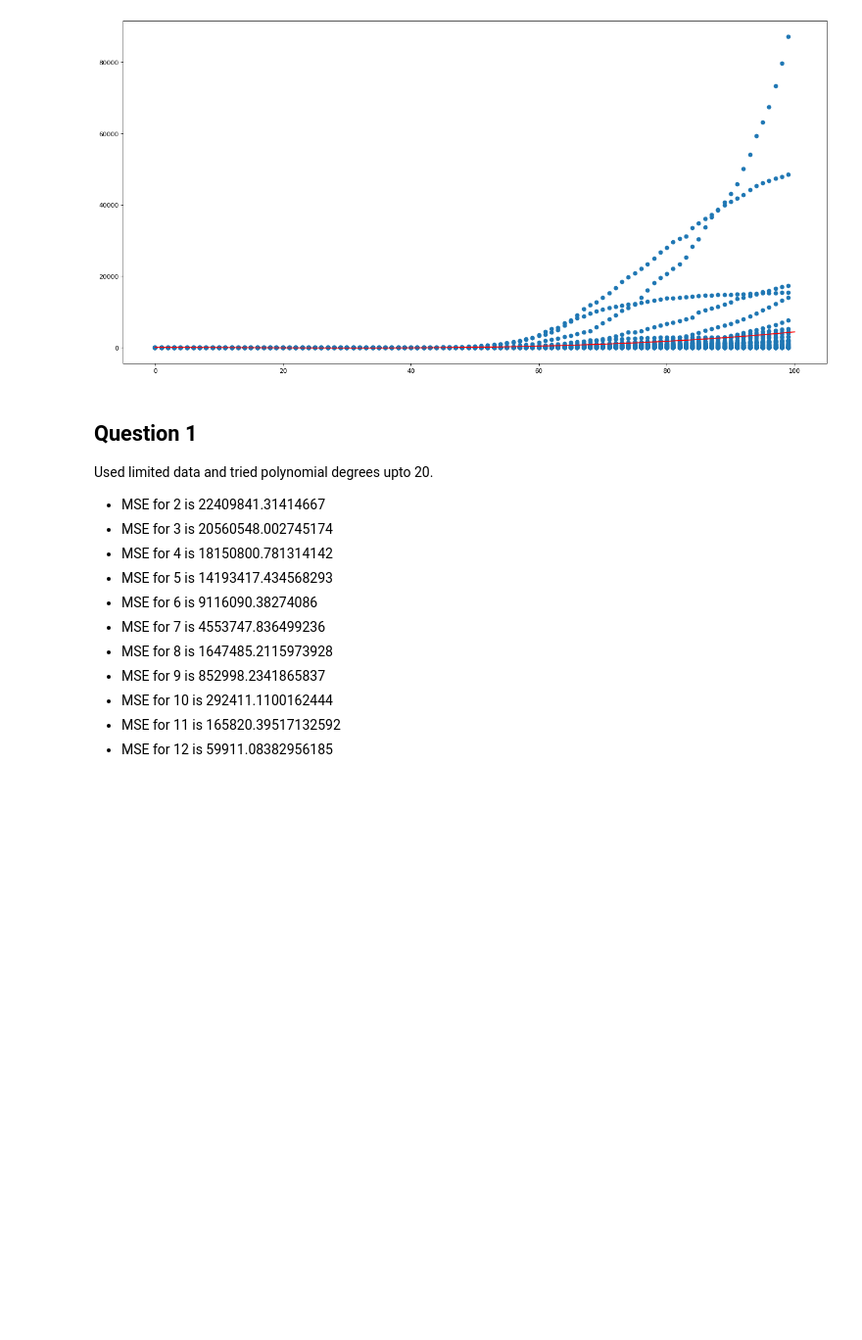
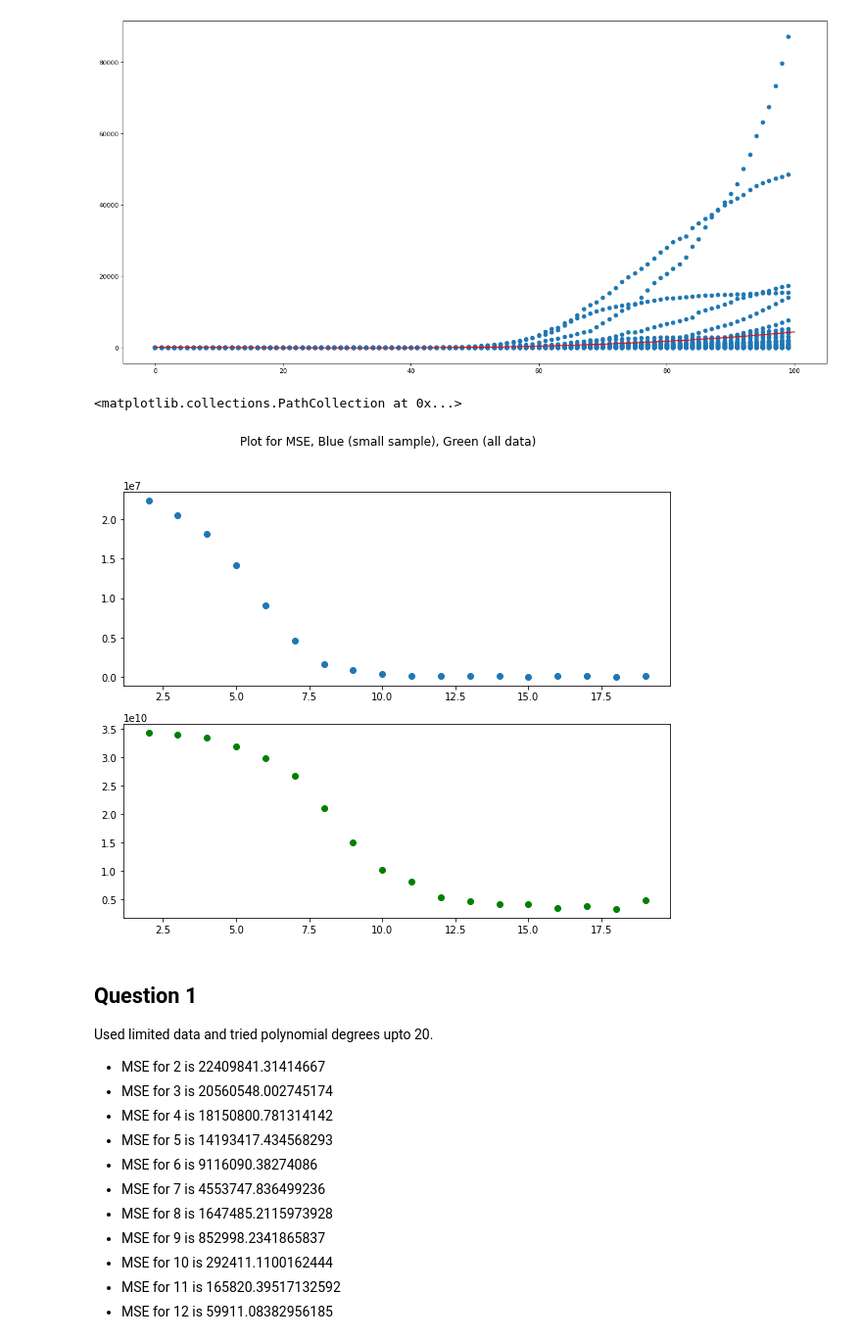
Before and after one commit to taimur1871/covid_spread, a Jupyter notebook: Rana_Assignment_Week0_Regression.ipynb, the cells around one changed output. Shown at 98% size. Saved outputs shown, nothing was run; the diff lists cells and outputs as text; code cells hidden in the pictures; blank space fills up the shorter version.

```diff
--- a/Rana_Assignment_Week0_Regression.ipynb
+++ b/Rana_Assignment_Week0_Regression.ipynb
@@ -222,3 +224,14 @@ plt.show()
+# %%
+# charts showing answers for the small dataset and full data
+
+fig, axs = plt.subplots(2, figsize=(10,8))
+
+fig.suptitle('Plot for MSE, Blue (small sample), Green (all data)')
+axs[1].scatter(results_2.keys(), results_2.values(), c='g')
+axs[0].scatter(results.keys(), results.values())
+# %% [output]
+<matplotlib.collections.PathCollection at 0x...>
+[figure, added]
 # %% [markdown]
 ## Question 1
 
```
Also changed, not shown: parts of 3 cells of this notebook.
